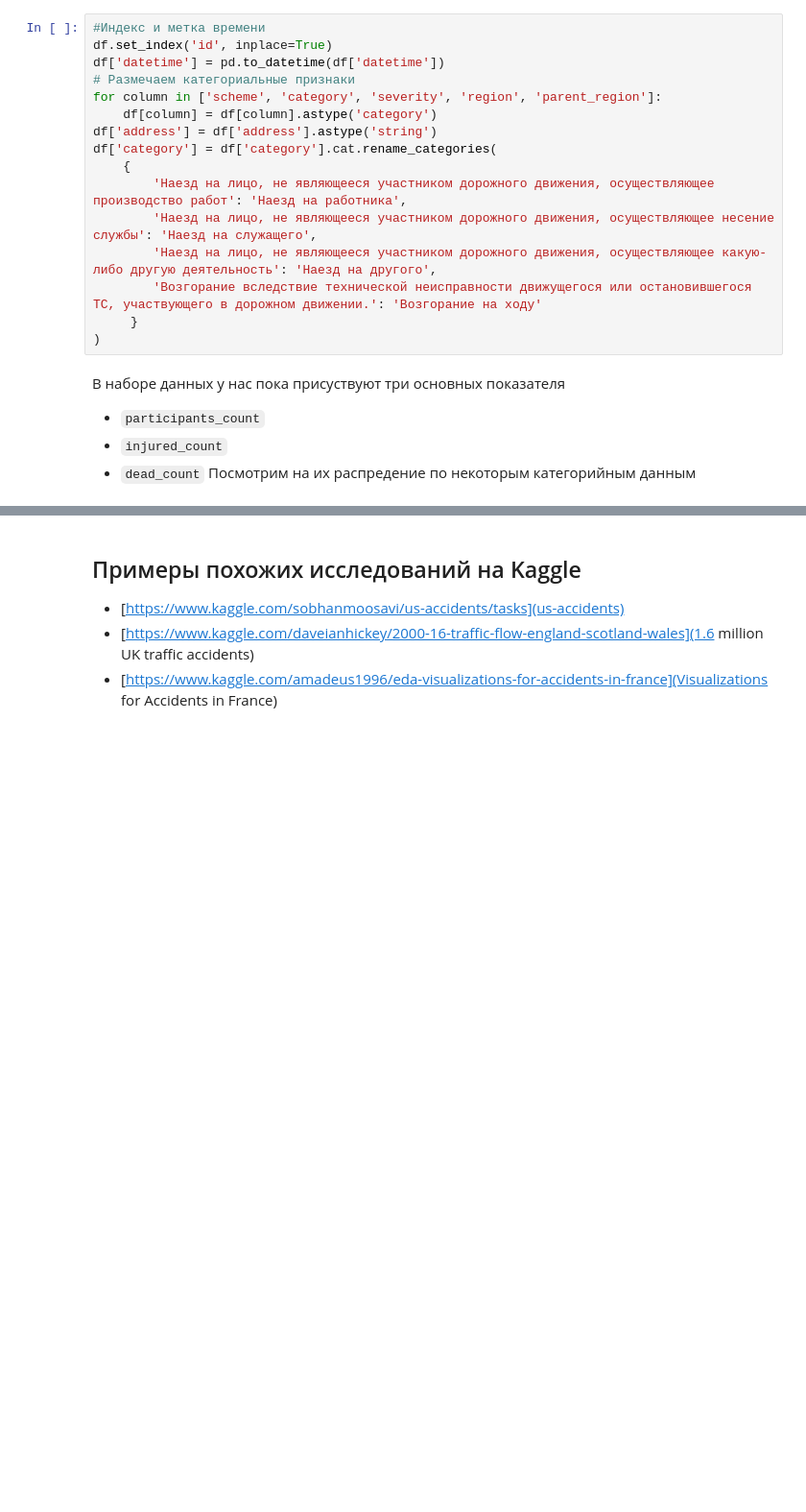
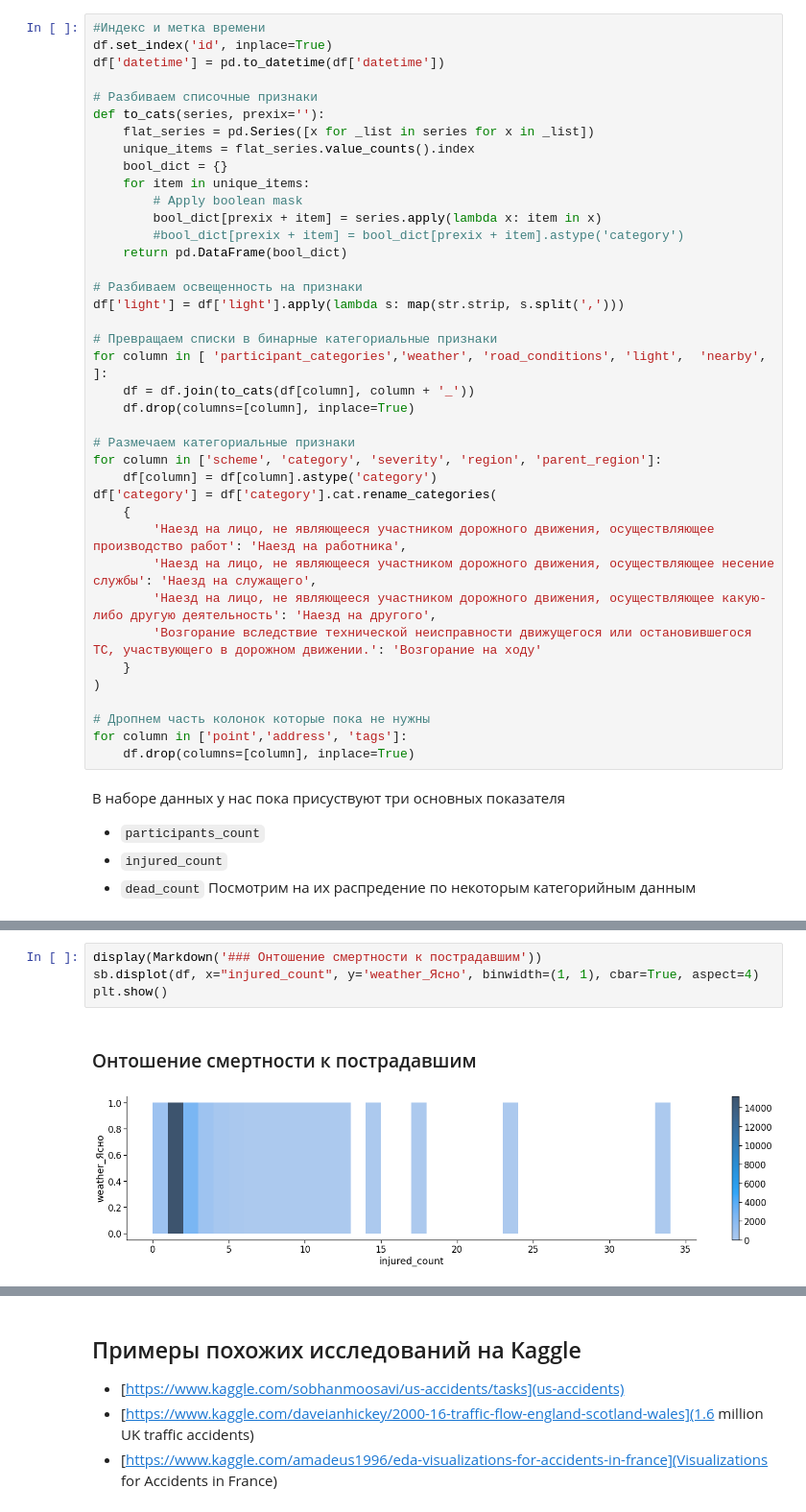
Before and after one commit to shlykov/dtp-stat-nb, a Jupyter notebook: dtp-regions.ipynb, the cells around one changed output, grey strips where cells are left out. Shown: that part at 96% size. Drawn from its saved outputs; the diff is of its cells as text; blank space fills up the shorter version.

```diff
--- a/dtp-regions.ipynb
+++ b/dtp-regions.ipynb
@@ -91,18 +92,41 @@ df.head(2)
 #Индекс и метка времени
 df.set_index('id', inplace=True)
 df['datetime'] = pd.to_datetime(df['datetime'])
+
+# Разбиваем списочные признаки
+def to_cats(series, prexix=''):
+    flat_series = pd.Series([x for _list in series for x in _list])
+    unique_items = flat_series.value_counts().index
+    bool_dict = {}
+    for item in unique_items:
+        # Apply boolean mask
+        bool_dict[prexix + item] = series.apply(lambda x: item in x)
+        #bool_dict[prexix + item] = bool_dict[prexix + item].astype('category')
+    return pd.DataFrame(bool_dict)
+
+# Разбиваем освещенность на признаки
+df['light'] = df['light'].apply(lambda s: map(str.strip, s.split(',')))
+
+# Превращаем списки в бинарные категориальные признаки
+for column in [ 'participant_categories','weather', 'road_conditions', 'light',  'nearby', ]:
+    df = df.join(to_cats(df[column], column + '_'))
+    df.drop(columns=[column], inplace=True)
+
 # Размечаем категориальные признаки
 for column in ['scheme', 'category', 'severity', 'region', 'parent_region']:
     df[column] = df[column].astype('category')
-df['address'] = df['address'].astype('string')
 df['category'] = df['category'].cat.rename_categories(
     {
         'Наезд на лицо, не являющееся участником дорожного движения, осуществляющее производство работ': 'Наезд на работника',
         'Наезд на лицо, не являющееся участником дорожного движения, осуществляющее несение службы': 'Наезд на служащего',
         'Наезд на лицо, не являющееся участником дорожного движения, осуществляющее какую-либо другую деятельность': 'Наезд на другого',
         'Возгорание вследствие технической неисправности движущегося или остановившегося ТС, участвующего в дорожном движении.': 'Возгорание на ходу'
-     }
+    }
 )
+
+# Дропнем часть колонок которые пока не нужны
+for column in ['point','address', 'tags']:
+    df.drop(columns=[column], inplace=True)
 # %% [markdown]
 В наборе данных у нас пока присуствуют три основных показателя
  - `participants_count`
@@ -134,3 +158,10 @@ plt.show()
 # %% [output]
 ### Онтошение смертности к пострадавшим
 [figure]
+# %%
+display(Markdown('### Онтошение смертности к пострадавшим'))
+sb.displot(df, x="injured_count", y='weather_Ясно', binwidth=(1, 1), cbar=True, aspect=4)
+plt.show()
+# %% [output]
+### Онтошение смертности к пострадавшим
+[figure, added]
```
Also changed, not shown: parts of 5 cells of this notebook.
